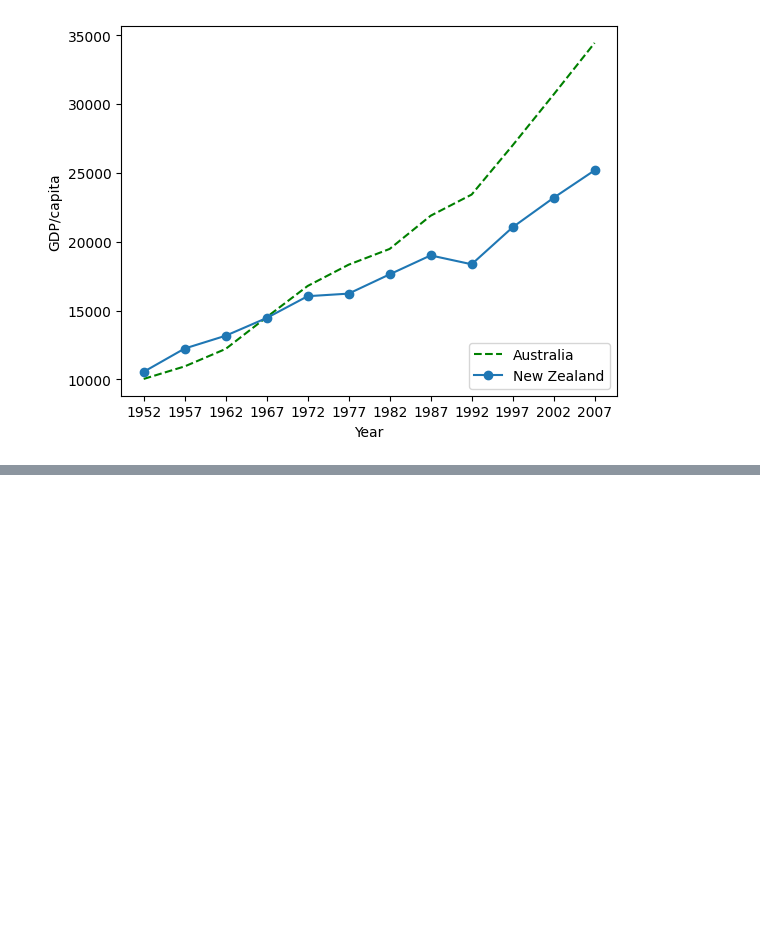
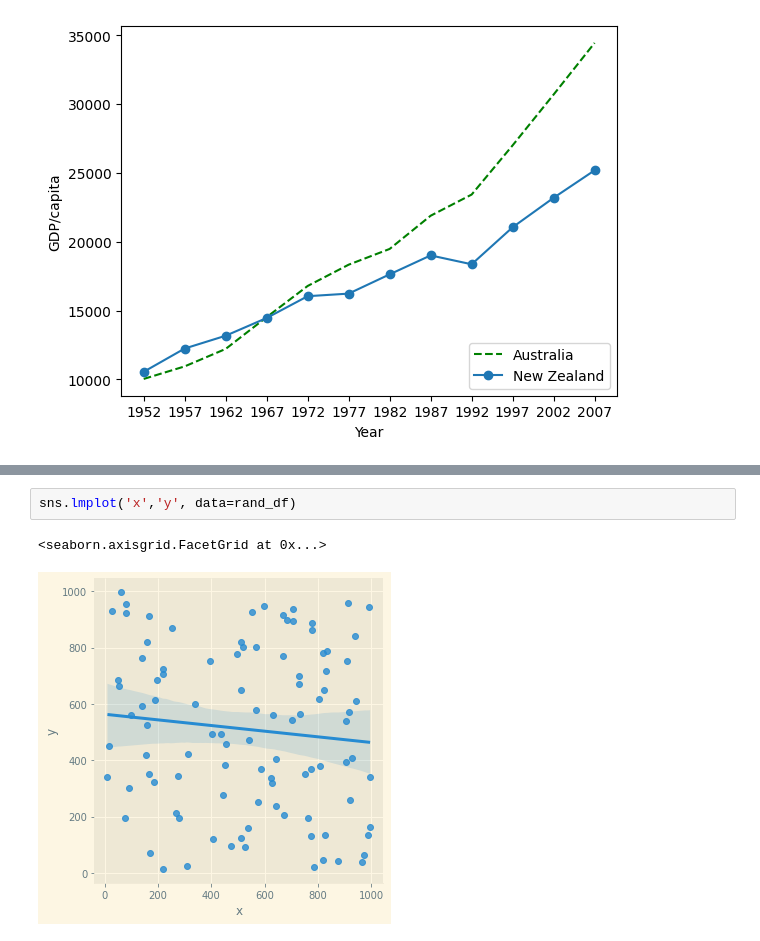
Before and after one commit to garretgaddy/practcomp_2022, a Jupyter notebook: PracComp2022.ipynb, the cells around one changed output, grey strips where cells are left out. Cells and saved outputs as stored; diff of their text form; blank space fills up the shorter version.

```diff
--- a/PracComp2022.ipynb
+++ b/PracComp2022.ipynb
@@ -588,0 +652,5 @@ plt.legend(loc='lower right')
+# %%
+sns.lmplot('x','y', data=rand_df)
+# %% [output]
+<seaborn.axisgrid.FacetGrid at 0x...>
+[figure, added]
```
Also changed, not shown: parts of 17 cells of this notebook.
